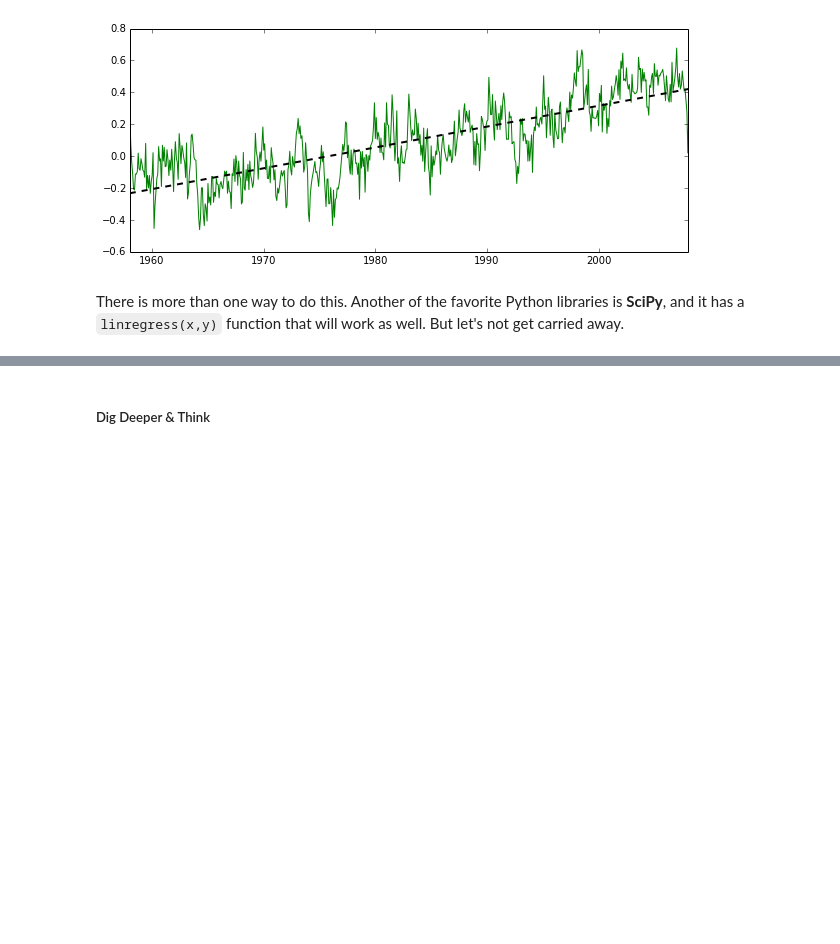
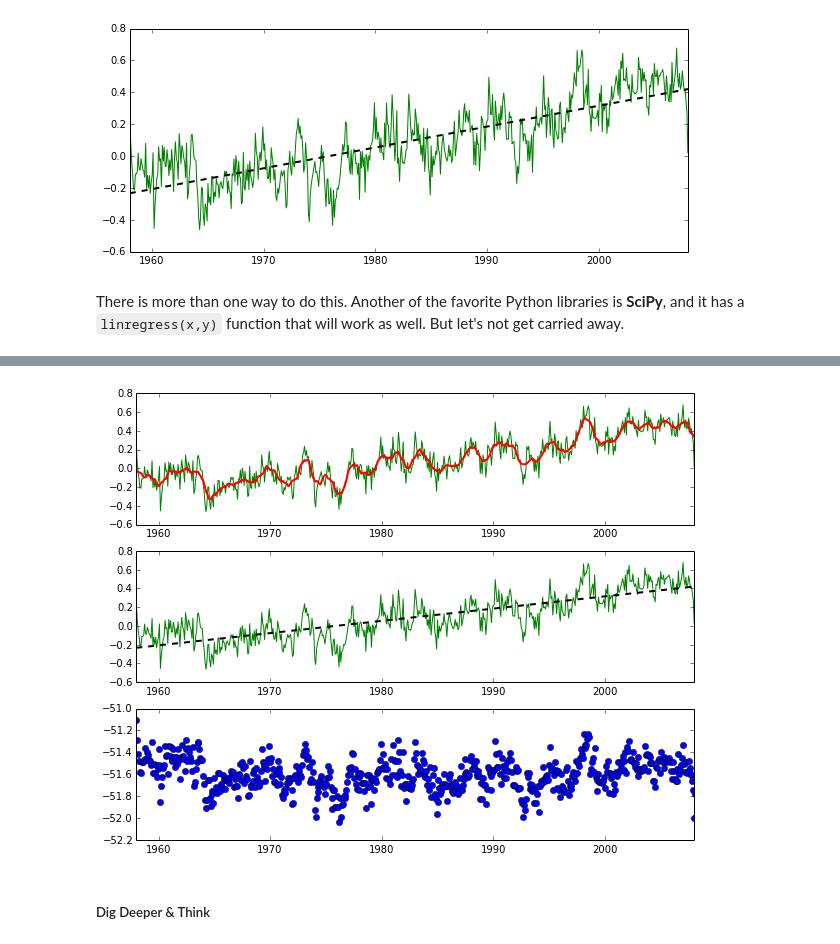
Before and after one commit to barbagroup/JITcode-MechE, a Jupyter notebook: lessons/01_Lesson01_ReadAndPlot.ipynb, the cells around one changed output, grey strips where cells are left out. Saved outputs shown, nothing was run; the diff lists cells and outputs as text; code cells hidden in the pictures; blank space fills up the shorter version.

Commit message:
Lesson 1: added final figures and savefig
Also fixed a couple of instances of "temperature" lacking "anomaly"
next to it. And a few more tweaks. This is ready now!

```diff
--- a/lessons/01_Lesson01_ReadAndPlot.ipynb
+++ b/lessons/01_Lesson01_ReadAndPlot.ipynb
@@ -230,3 +242,19 @@ As a well-educated engineering student who cares about the planet, you will appr
+# %%
+plt.figure(figsize=(10,8))  # the size of the figure area
+plt.subplot(311)            # creates a grid of 3 columns, 1 row and place the first plot
+plt.plot( year,T[:,1],'g',linewidth=1); # we specify the line width here ...
+plt.plot(year,smooth,'r',linewidth=2); # making the smoothed data a thicker line
+plt.xlim(1958,2008)
+plt.subplot(312)
+plt.plot(year, T[:,1],'g',linewidth=1);
+plt.plot(year, m*year+b,'k--',linewidth=2);
+plt.xlim(1958, 2008)
+plt.subplot(313)
+plt.plot(year, T[:,1]-m*year+b,'o',linewidth=2);
+plt.xlim(1958, 2008)
+plt.savefig("TemperatureAnomaly.png")
+# %% [output]
+[figure, added]
 # %% [markdown]
 ##### Dig Deeper & Think
 # %% [markdown]
```
Also changed, not shown: parts of 12 cells of this notebook.
